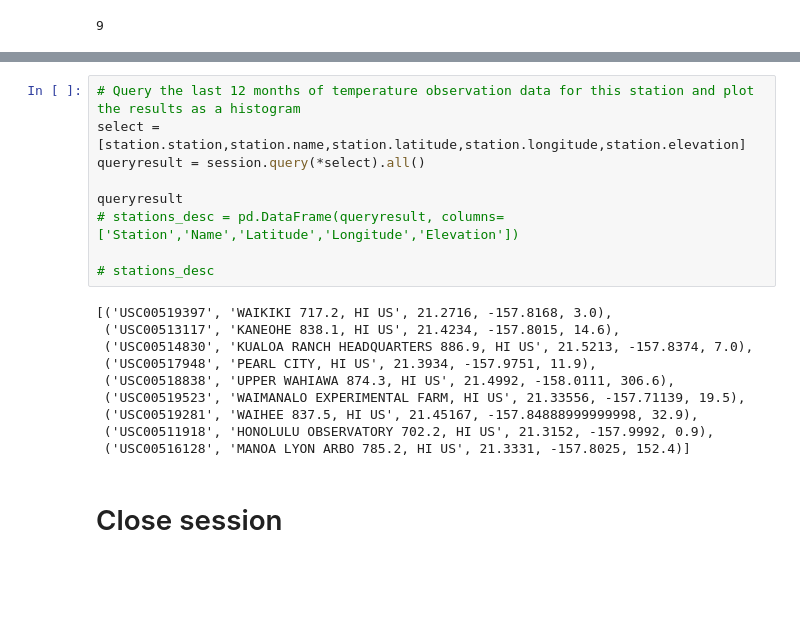
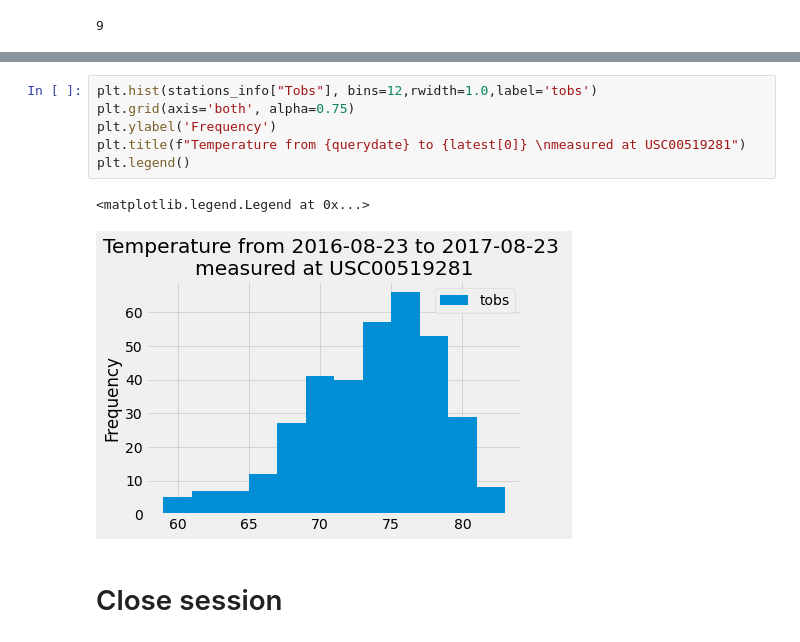
Before and after one commit to Andrewsr220a/Climate-Analysis, a Jupyter notebook: Resources/climate_analysis.ipynb, the cells around one changed output, grey strips where cells are left out. Saved outputs shown, nothing was run; the diff lists cells and outputs as text; blank space fills up the shorter version.

```diff
--- a/Resources/climate_analysis.ipynb
+++ b/Resources/climate_analysis.ipynb
@@ -227,22 +221,12 @@ temperatures_df.head(12)
-# %%
-# Query the last 12 months of temperature observation data for this station and plot the results as a histogram
-select = [station.station,station.name,station.latitude,station.longitude,station.elevation]
-queryresult = session.query(*select).all()
-
-queryresult
-# stations_desc = pd.DataFrame(queryresult, columns=['Station','Name','Latitude','Longitude','Elevation'])
-
-# stations_desc
-# %% [output]
-[('USC00519397', 'WAIKIKI 717.2, HI US', 21.2716, -157.8168, 3.0),
- ('USC00513117', 'KANEOHE 838.1, HI US', 21.4234, -157.8015, 14.6),
- ('USC00514830', 'KUALOA RANCH HEADQUARTERS 886.9, HI US', 21.5213, -157.8374, 7.0),
- ('USC00517948', 'PEARL CITY, HI US', 21.3934, -157.9751, 11.9),
- ('USC00518838', 'UPPER WAHIAWA 874.3, HI US', 21.4992, -158.0111, 306.6),
- ('USC00519523', 'WAIMANALO EXPERIMENTAL FARM, HI US', 21.33556, -157.71139, 19.5),
- ('USC00519281', 'WAIHEE 837.5, HI US', 21.45167, -157.84888999999998, 32.9),
- ('USC00511918', 'HONOLULU OBSERVATORY 702.2, HI US', 21.3152, -157.9992, 0.9),
- ('USC00516128', 'MANOA LYON ARBO 785.2, HI US', 21.3331, -157.8025, 152.4)]
+# %%
+plt.hist(stations_info["Tobs"], bins=12,rwidth=1.0,label='tobs')
+plt.grid(axis='both', alpha=0.75)
+plt.ylabel('Frequency')
+plt.title(f"Temperature from {querydate} to {latest[0]} \nmeasured at USC00519281")
+plt.legend()
+# %% [output]
+<matplotlib.legend.Legend at 0x...>
+[figure, added]
 # %% [markdown]
 # Close session
 # %%
```
Also changed, not shown: parts of 13 cells of this notebook, 1 other file.
